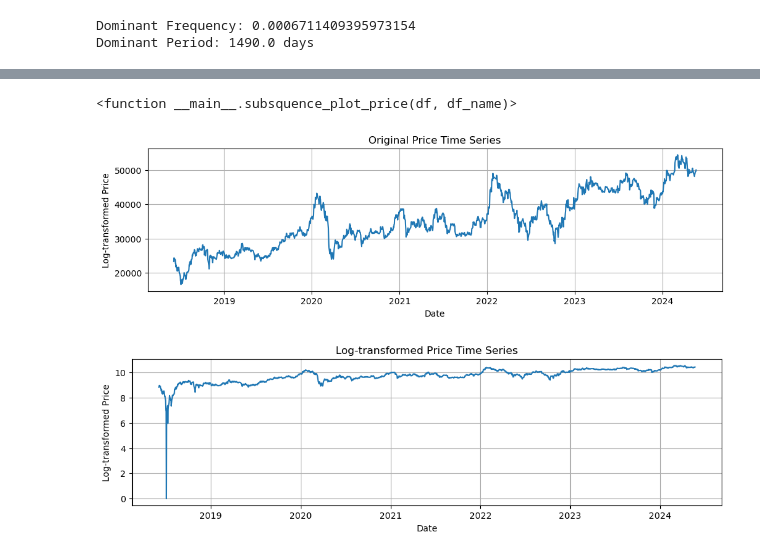
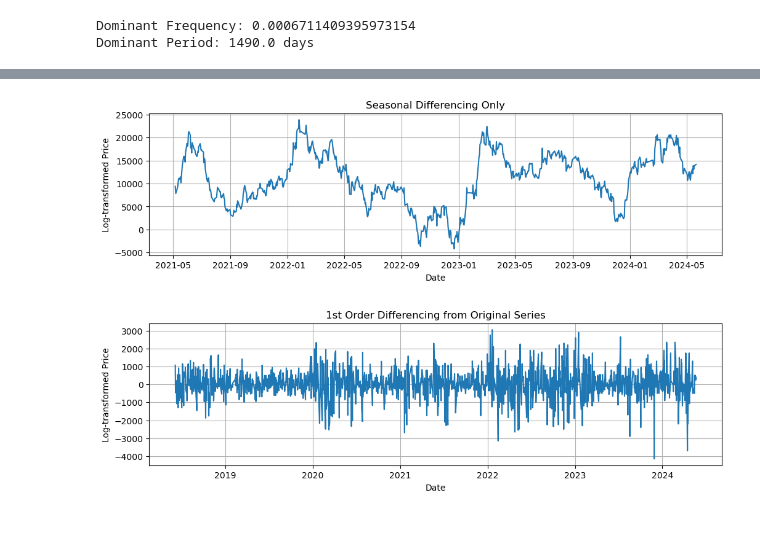
Before and after one commit to HTNam1710/DataViz_Lab02, a Jupyter notebook: stationarity.ipynb, the cells around one changed output, grey strips where cells are left out. Saved outputs shown, nothing was run; the diff lists cells and outputs as text; code cells hidden in the pictures; blank space fills up the shorter version.

```diff
--- a/stationarity.ipynb
+++ b/stationarity.ipynb
@@ -359,15 +358,3 @@ plt.show()
-# %%
-import numpy as np
-
-# Ensure all data are positive
-min_value = BID_df['Price'].min()
-new_price = BID_df['Price'] - min_value + 1.0
-
-# Apply the log transform
-log_new_price = np.log(new_price)
-subsquence_plot_price
-# %% [output]
-<function __main__.subsquence_plot_price(df, df_name)>
 # %%
 def subsequence_plot_price(date_series, price_series, title):
     plt.figure(figsize=(12, 3))
@@ -377,10 +364,31 @@ def subsequence_plot_price(date_series, price_series, title):
     plt.ylabel('Log-transformed Price')
     plt.grid(True)
     plt.show()
-
-# Plot the new time series after log transform
-subsequence_plot_price(BID_df['Date'], BID_df['Price'], 'Original Price Time Series')
-subsequence_plot_price(BID_df['Date'], log_new_price, 'Log-transformed Price Time Series')
-# %% [output]
-[figure, removed]
-[figure, removed]
+# %%
+# Ensure the 'Date' column is in datetime format
+BID_df['Date'] = pd.to_datetime(BID_df['Date'])
+# %%
+# Remove seasonality (assuming a seasonal period of 12)
+seasonal_period = 365*2
+price_series = BID_df['Price']
+seasonal_diff = price_series.diff(seasonal_period).dropna()
+
+time_values = BID_df['Date']
+# Plot the time series after seasonal differencing
+time_values_seasonal_diff = BID_df['Date'][seasonal_period:]
+time_values_seasonal_diff = time_values_seasonal_diff[:len(seasonal_diff)]
+subsequence_plot_price(time_values_seasonal_diff, seasonal_diff, title="Seasonal Differencing Only")
+
+# Original series
+price_series = BID_df['Price']
+
+# Remove trend (first-order differencing) from the original series
+first_order_diff = price_series.diff().dropna()
+
+# Plot the time series after first-order differencing
+time_values_first_order_diff = BID_df['Date'][1:]
+time_values_first_order_diff = time_values_first_order_diff[:len(first_order_diff)]
+subsequence_plot_price(time_values_first_order_diff, first_order_diff, title="1st Order Differencing from Original Series")
+# %% [output]
+[figure, added]
+[figure, added]
```
Also changed, not shown: parts of 7 cells of this notebook.
